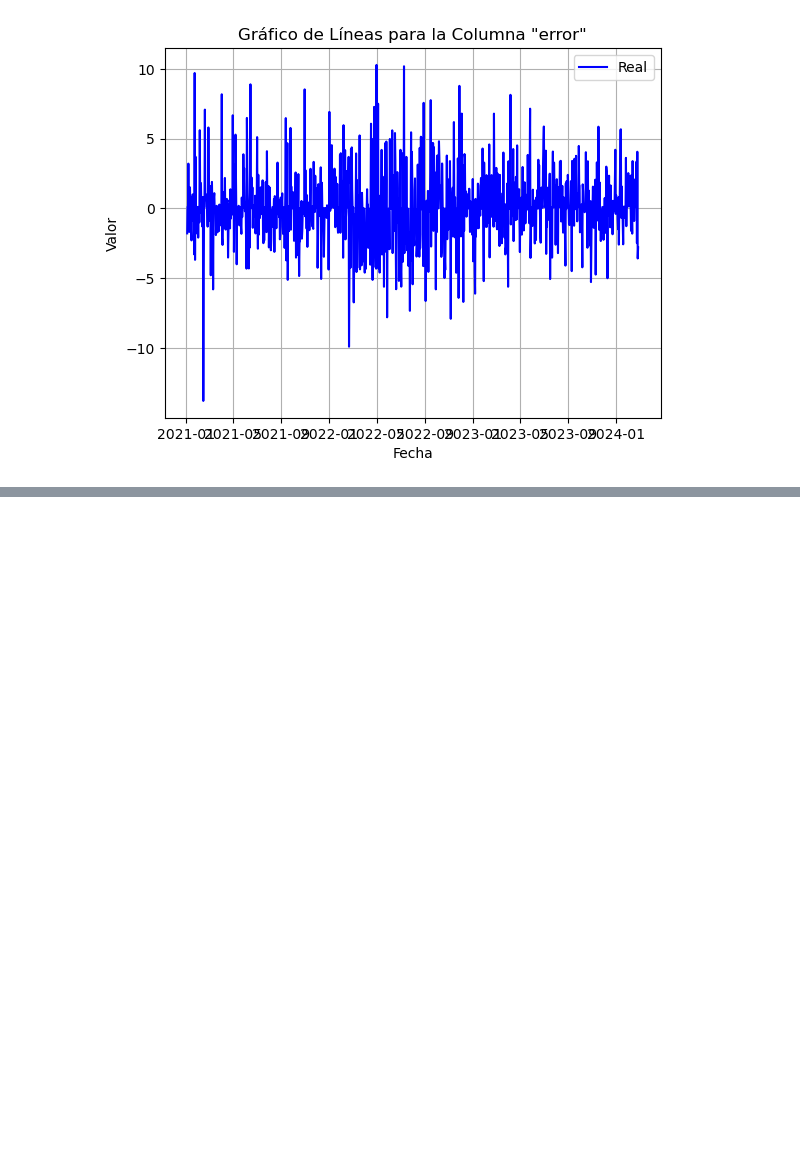
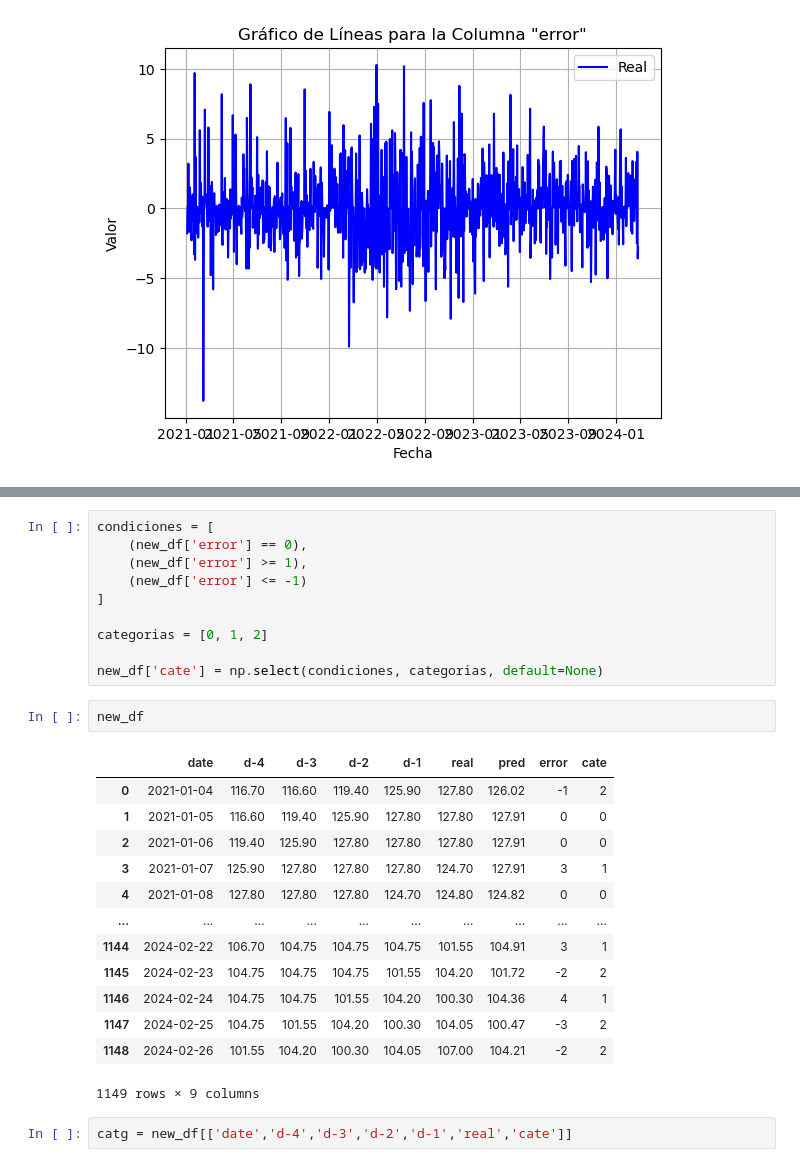
Before and after one commit to javicastano77/IBEX-35-Analysis, a Jupyter notebook: model_rfr/01_acciona_rfr.ipynb, the cells around one changed output, grey strips where cells are left out. Saved outputs shown, nothing was run; the diff lists cells and outputs as text; blank space fills up the shorter version.

```diff
--- a/model_rfr/01_acciona_rfr.ipynb
+++ b/model_rfr/01_acciona_rfr.ipynb
@@ -470,0 +521,28 @@ plt.show()
+# %%
+condiciones = [
+    (new_df['error'] == 0),
+    (new_df['error'] >= 1),
+    (new_df['error'] <= -1)
+]
+
+categorias = [0, 1, 2]
+
+new_df['cate'] = np.select(condiciones, categorias, default=None)
+# %%
+new_df
+# %% [output]
+|  | date | d-4 | d-3 | d-2 | d-1 | real | pred | error | cate |
+| 0 | 2021-01-04 | 116.70 | 116.60 | 119.40 | 125.90 | 127.80 | 126.02 | -1 | 2 |
+| 1 | 2021-01-05 | 116.60 | 119.40 | 125.90 | 127.80 | 127.80 | 127.91 | 0 | 0 |
+| 2 | 2021-01-06 | 119.40 | 125.90 | 127.80 | 127.80 | 127.80 | 127.91 | 0 | 0 |
+| 3 | 2021-01-07 | 125.90 | 127.80 | 127.80 | 127.80 | 124.70 | 127.91 | 3 | 1 |
+| 4 | 2021-01-08 | 127.80 | 127.80 | 127.80 | 124.70 | 124.80 | 124.82 | 0 | 0 |
+| ... | ... | ... | ... | ... | ... | ... | ... | ... | ... |
+| 1144 | 2024-02-22 | 106.70 | 104.75 | 104.75 | 104.75 | 101.55 | 104.91 | 3 | 1 |
+| 1145 | 2024-02-23 | 104.75 | 104.75 | 104.75 | 101.55 | 104.20 | 101.72 | -2 | 2 |
+| 1146 | 2024-02-24 | 104.75 | 104.75 | 101.55 | 104.20 | 100.30 | 104.36 | 4 | 1 |
+| 1147 | 2024-02-25 | 104.75 | 101.55 | 104.20 | 100.30 | 104.05 | 100.47 | -3 | 2 |
+| 1148 | 2024-02-26 | 101.55 | 104.20 | 100.30 | 104.05 | 107.00 | 104.21 | -2 | 2 |
+1149 rows × 9 columns
+# %%
+catg = new_df[['date','d-4','d-3','d-2','d-1','real','cate']]
```
Also changed, not shown: parts of 5 cells of this notebook.
